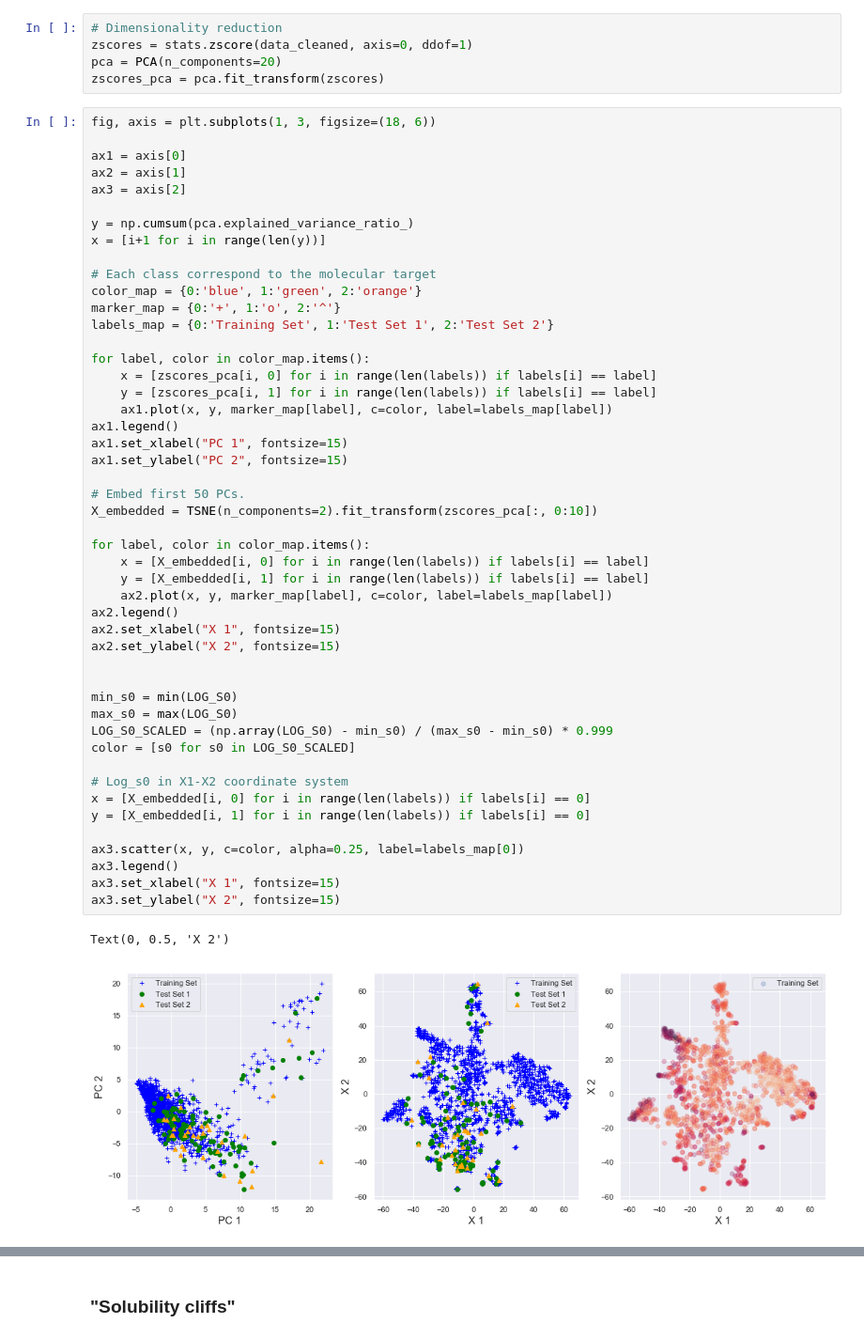
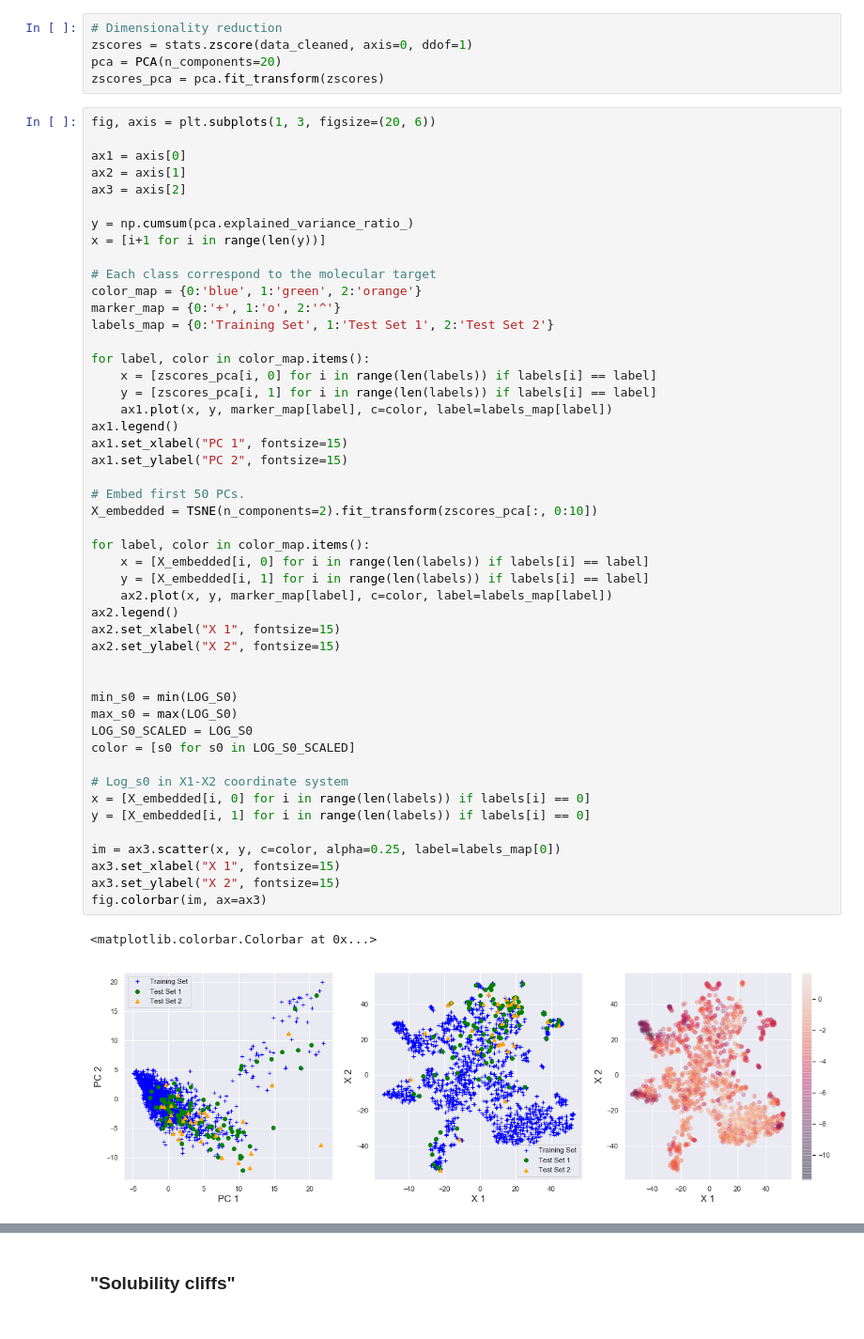
Before and after one commit to pgniewko/solubility, a Jupyter notebook: src/notebooks/Analysis.ipynb, the cells around one changed output, grey strips where cells are left out. Shown at 94% size. Cells and saved outputs as stored; diff of their text form.

```diff
--- a/src/notebooks/Analysis.ipynb
+++ b/src/notebooks/Analysis.ipynb
@@ -306,7 +306,7 @@ zscores = stats.zscore(data_cleaned, axis=0, ddof=1)
 pca = PCA(n_components=20)
 zscores_pca = pca.fit_transform(zscores)
 # %%
-fig, axis = plt.subplots(1, 3, figsize=(18, 6))
+fig, axis = plt.subplots(1, 3, figsize=(20, 6))
 
 ax1 = axis[0]
 ax2 = axis[1]
@@ -324,35 +324,35 @@ for label, color in color_map.items():
     x = [zscores_pca[i, 0] for i in range(len(labels)) if labels[i] == label]
     y = [zscores_pca[i, 1] for i in range(len(labels)) if labels[i] == label]
     ax1.plot(x, y, marker_map[label], c=color, label=labels_map[label])
 ax1.legend()
 ax1.set_xlabel("PC 1", fontsize=15)
 ax1.set_ylabel("PC 2", fontsize=15)
 
 # Embed first 50 PCs.
 X_embedded = TSNE(n_components=2).fit_transform(zscores_pca[:, 0:10])
 
 for label, color in color_map.items():
     x = [X_embedded[i, 0] for i in range(len(labels)) if labels[i] == label]
     y = [X_embedded[i, 1] for i in range(len(labels)) if labels[i] == label]
     ax2.plot(x, y, marker_map[label], c=color, label=labels_map[label])
 ax2.legend()
 ax2.set_xlabel("X 1", fontsize=15)
 ax2.set_ylabel("X 2", fontsize=15)
 
 
 min_s0 = min(LOG_S0)
 max_s0 = max(LOG_S0)
-LOG_S0_SCALED = (np.array(LOG_S0) - min_s0) / (max_s0 - min_s0) * 0.999
+LOG_S0_SCALED = LOG_S0
 color = [s0 for s0 in LOG_S0_SCALED]
 
 # Log_s0 in X1-X2 coordinate system
 x = [X_embedded[i, 0] for i in range(len(labels)) if labels[i] == 0]
 y = [X_embedded[i, 1] for i in range(len(labels)) if labels[i] == 0]
 
-ax3.scatter(x, y, c=color, alpha=0.25, label=labels_map[0])
-ax3.legend()
+im = ax3.scatter(x, y, c=color, alpha=0.25, label=labels_map[0])
 ax3.set_xlabel("X 1", fontsize=15)
 ax3.set_ylabel("X 2", fontsize=15)
+fig.colorbar(im, ax=ax3)
 # %% [output]
-Text(0, 0.5, 'X 2')
+<matplotlib.colorbar.Colorbar at 0x...>
-[figure, old version]
+[figure, new version]
```
Also changed, not shown: parts of 2 cells of this notebook.
